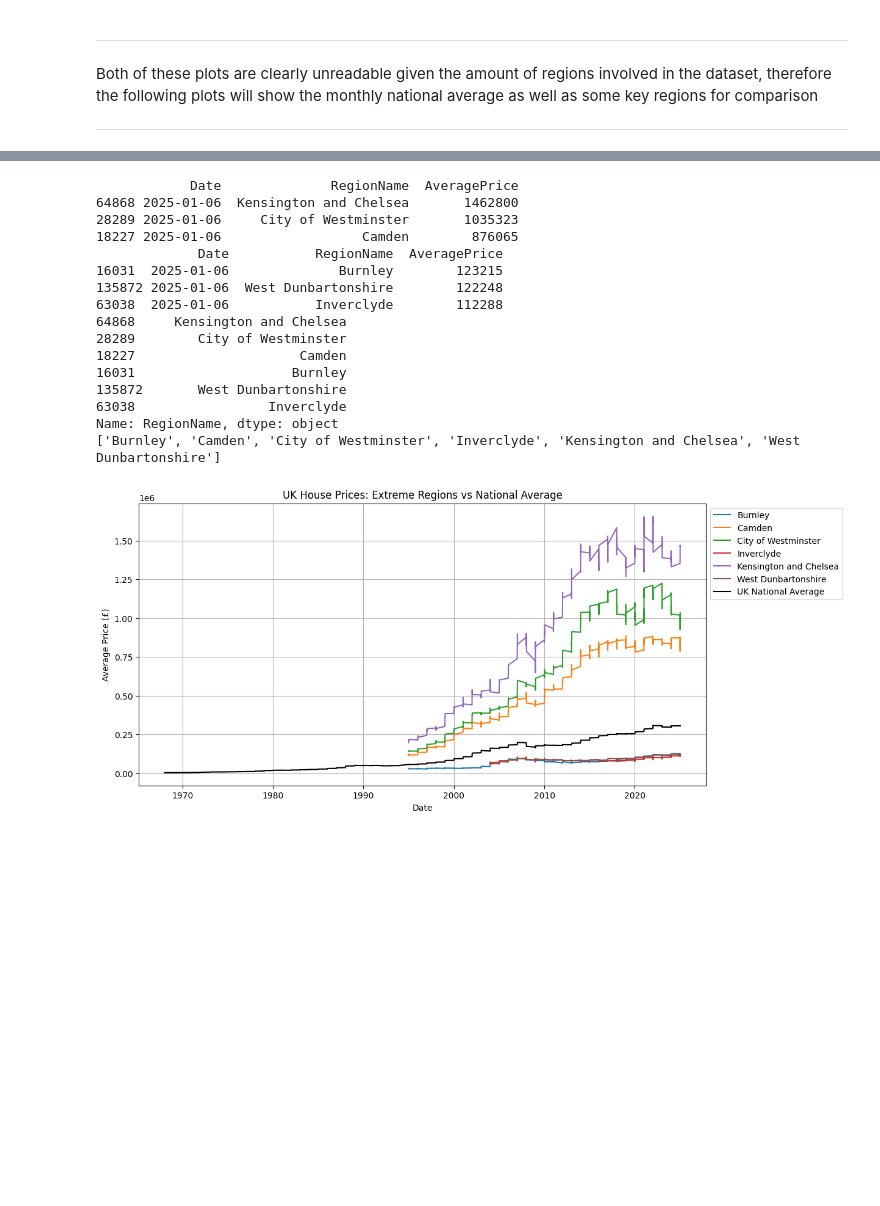
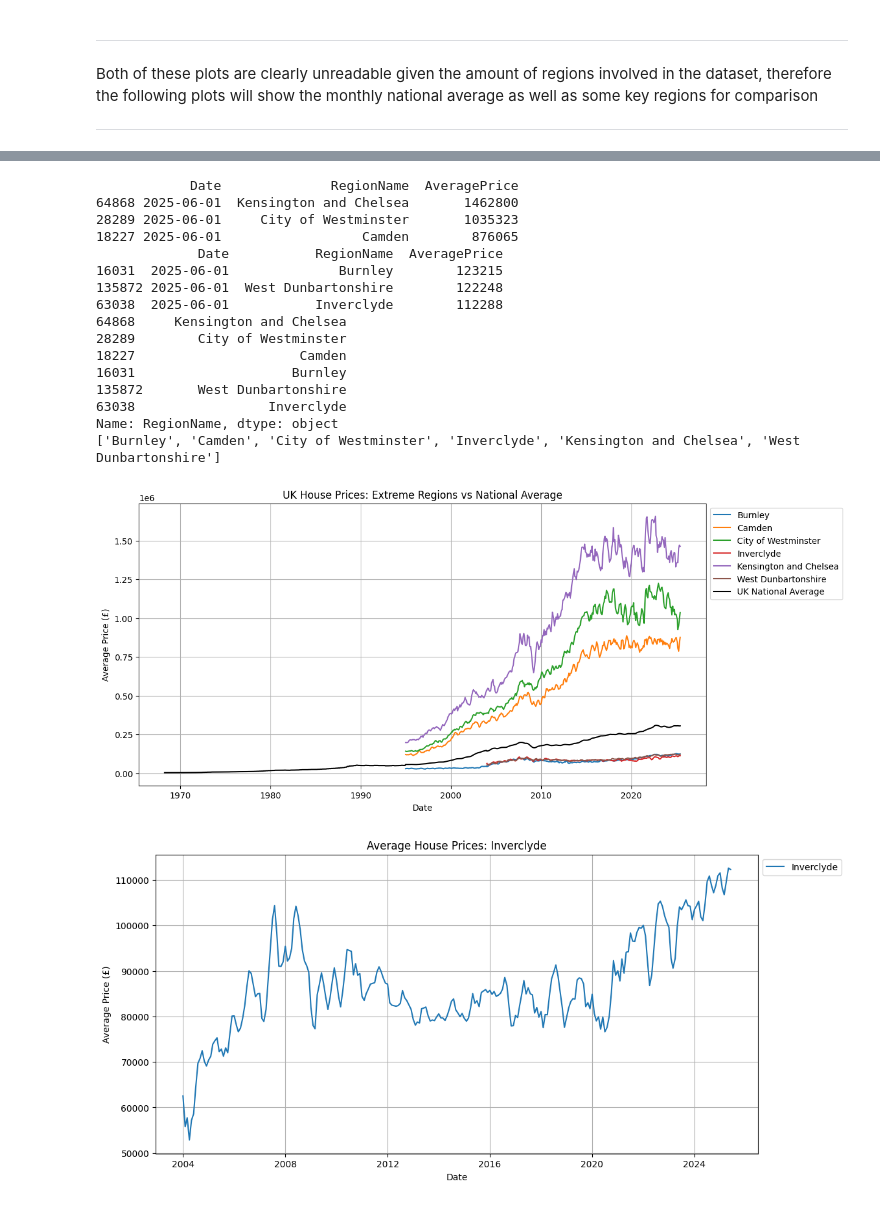
Before and after one commit to astoncrawley/uk-house-price-index, a Jupyter notebook: notebooks/uk-house-price-analysis.ipynb, the cells around one changed output, grey strips where cells are left out. Saved outputs shown, nothing was run; the diff lists cells and outputs as text; code cells hidden in the pictures; blank space fills up the shorter version.

Commit message:
Fix datetime formatting issue

```diff
--- a/notebooks/uk-house-price-analysis.ipynb
+++ b/notebooks/uk-house-price-analysis.ipynb
@@ -49,7 +49,7 @@ memory usage: 60.4+ MB
 # %%
 # ============== 3. Data Cleaning ==============
 # Convert date column to datetime
-df['Date'] = pd.to_datetime(df['Date'])
+df['Date'] = pd.to_datetime(df['Date'], format='%d/%m/%Y')
 
 # Select relevant columns for basic analysis
 df = df[['Date', 'RegionName', 'AveragePrice']]
@@ -59,3 +59,5 @@ df.isnull().values.any()
 
 # Sort values
 df = df.sort_values(by=["RegionName", "Date"])
+
+print(df.head(50))
@@ -124,13 +142,13 @@ for region, regiondata in combined_df.groupby("RegionName"):
 print(ext_regions)
 # %% [output]
             Date              RegionName  AveragePrice
-64868 2025-01-06  Kensington and Chelsea       1462800
-28289 2025-01-06     City of Westminster       1035323
-18227 2025-01-06                  Camden        876065
+64868 2025-06-01  Kensington and Chelsea       1462800
+28289 2025-06-01     City of Westminster       1035323
+18227 2025-06-01                  Camden        876065
              Date           RegionName  AveragePrice
-16031  2025-01-06              Burnley        123215
-135872 2025-01-06  West Dunbartonshire        122248
-63038  2025-01-06           Inverclyde        112288
+16031  2025-06-01              Burnley        123215
+135872 2025-06-01  West Dunbartonshire        122248
+63038  2025-06-01           Inverclyde        112288
 64868     Kensington and Chelsea
 28289        City of Westminster
 18227                     Camden
@@ -159,4 +177,22 @@ plt.legend(loc="upper left", bbox_to_anchor=(1,1))
 plt.grid(True)
 plt.show()
 # %% [output]
-[figure, old version]
+[figure, new version]
+# %%
+# Plot setup
+plt.figure(figsize=(12,6))
+
+# Plot each region
+for region, region_data in df.groupby("RegionName"):
+    if region == "Inverclyde":
+        plt.plot(region_data["Date"], region_data["AveragePrice"], label=region)
+
+# Labels and title
+plt.xlabel("Date")
+plt.ylabel("Average Price (£)")
+plt.title("Average House Prices: Inverclyde")
+plt.legend(loc="upper left", bbox_to_anchor=(1,1))
+plt.grid(True)
+plt.show()
+# %% [output]
+[figure, added]
```
Also changed, not shown: parts of 4 cells of this notebook.
